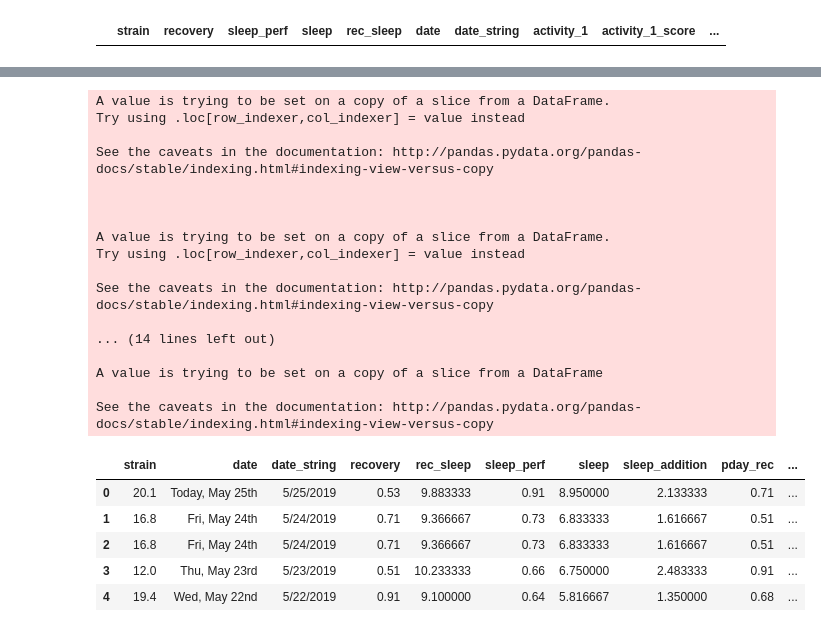
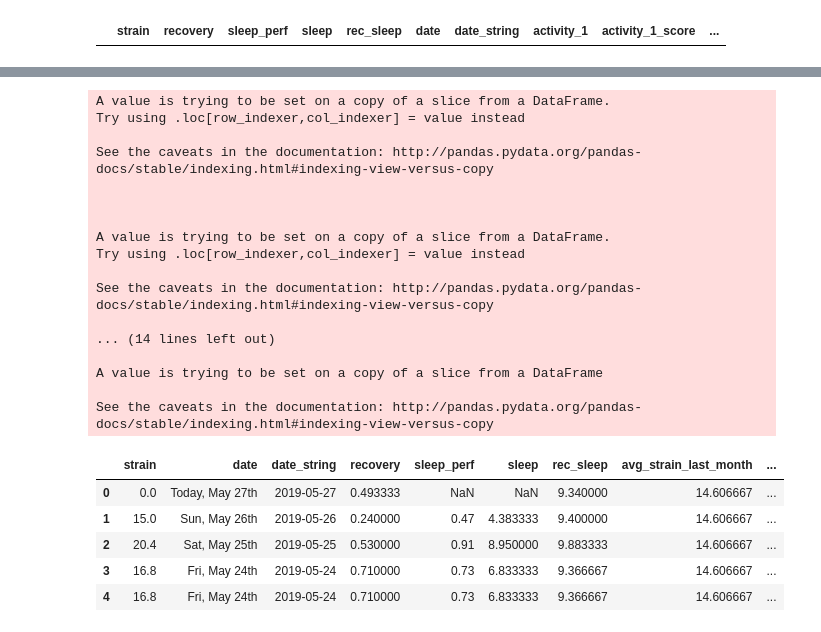
Before and after one commit to irickman/WHOOP-Strava-data, a Jupyter notebook: Data Exploration.ipynb, the cells around one changed output, grey strips where cells are left out. Cells and saved outputs as stored; diff of their text form; code cells hidden in the pictures.

Commit message:
fixing the time since last activity variable and adding the progress on creating new aggregated variables

```diff
--- a/Data Exploration.ipynb
+++ b/Data Exploration.ipynb
@@ -210,8 +256,16 @@ whoop[whoop.fixed_recovery.isnull()]
 # %% [output]
 |  | strain | recovery | sleep_perf | sleep | rec_sleep | date | date_string | activity_1 | activity_1_score | ... |
 # %%
-whoop['fixed_sleep']=whoop.sleep.astype(str).apply(time_to_dec)
-whoop['fixed_rec_sleep']=whoop.rec_sleep.astype(str).apply(lambda x: time_to_dec(x) if x!=0 else x)
+whoop['fixed_sleep_1']=whoop.sleep.astype(str).apply(time_to_dec)
+whoop['fixed_rec_sleep_1']=whoop.rec_sleep.astype(str).apply(lambda x: time_to_dec(x) if x!=0 else x)
 whoop['fixed_sleep_perf']=whoop['sleep_perf'].astype(str).apply(lambda x: np.nan if '-' in x or "na" in x else float(x[:len(x)-1])/100)
-whoop['fixed_sleep2']=whoop.apply(lambda x: x.fixed_sleep if ~np.isnan(x.fixed_sleep) else (6.77 if 'Tue' in x['date'] else (6.45 if 'Wed' in x['date'] else .717*x.fixed_rec_sleep)),axis=1)
-whoop[whoop['fixed_sleep2'].isnull()]
+whoop['fixed_sleep']=whoop.apply(lambda x: x.fixed_sleep_1 if ~np.isnan(x.fixed_sleep_1) else (6.77 if 'Tue' in x['date'] else (6.45 if 'Wed' in x['date'] else .717*x.fixed_rec_sleep_1)),axis=1)
+whoop[whoop['fixed_sleep'].isnull()]
+whoop['fixed_rec_sleep']=whoop.apply(lambda x: x.fixed_rec_sleep_1
+                                           if ~np.isnan(x.fixed_rec_sleep_1) and x.fixed_rec_sleep_1!=0 else
+                                           (9.05 if 'Tue' in x['date'] else
+                                           (9.28 if 'Wed' in x['date'] else 9.34)),axis=1)
+## fixing the sleep performance after imputing the nulls for rec sleep and actual sleep, to allow the pieces on tuesday/wed sleep
+whoop.fixed_sleep_perf=whoop.apply(lambda x:
+                           x.fixed_sleep_perf if ~np.isnan(x.fixed_sleep_perf) else
+                           1.0*x.fixed_sleep/x.fixed_rec_sleep,axis=1)
@@ -220,12 +319,17 @@ whoop[whoop['fixed_sleep2'].isnull()]
 # %%
-all_whoop=whoop.drop(['rec','recovery','sleep','sleep_perf','fixed_sleep','missing_rec_p3','rec_sleep'],axis=1)
+all_whoop=whoop_agg_vars.drop(['rec','recovery','sleep','sleep_perf','fixed_sleep_1',
+                      'missing_rec_p3','rec_sleep','fixed_rec_sleep_1','week','month'],axis=1)
 all_whoop.head()
-rnm={x:x.replace("fixed_",'') if x!='fixed_sleep2' else 'sleep' for x in all_whoop.columns if 'fixed' in x}
+rnm={x:x.replace("fixed_",'') for x in all_whoop.columns if 'fixed' in x}
 
 all_whoop.rename(columns=rnm,inplace=True)
 # %%
+
 all_whoop['rec_color']=all_whoop.recovery.apply(lambda x: 'red' if x<.34 else ('yellow' if x<.67 else ('none' if np.isnan(x) else 'green') ))
-all_whoop.strain=all_whoop.strain.apply(lambda x: float(x) if x!="---" else 0)
+if whoop.strain.dtype=='O':
+    all_whoop.strain=all_whoop.strain.apply(lambda x: float(x) if x!="---" else 0)
+if all_whoop.date_string.dtype!='<M8[ns]':
+    all_whoop.date_string=pd.to_datetime(all_whoop.date_string)
 all_whoop['sleep_addition']=all_whoop.rec_sleep-7.75
 all_whoop['pday_rec']=all_whoop['recovery'].shift(-1)
 all_whoop['pday_rec_col']=all_whoop['rec_color'].shift(-1)
@@ -237,8 +341,8 @@ all_whoop['pday_acts']=all_whoop['activity_total'].shift(-1)
 all_whoop['pday_strain']=all_whoop['strain'].shift(-1)
 all_whoop['pday_sleep']=all_whoop.sleep.shift(-1)
 all_whoop['pday_sleep_perf']=all_whoop.sleep_perf.shift(-1)
-all_whoop['rolling_prev_2']=all_whoop.pday_sleep.rolling(2).mean()
-all_whoop['prev_strain_rec_gap']=all_whoop.pday_strain/all_whoop.pday_strain.max()-all_whoop.pday_rec
+all_whoop['rolling_prev_2']=all_whoop.sort_values('date_string').pday_sleep.rolling(2).mean()
+all_whoop['prev_strain_rec_gap']=all_whoop.pday_strain/21.0-all_whoop.pday_rec
 
 act_1=all_whoop[['date','activity_1','activity_1_score']]
 act_1.columns=['date','activity','score']
@@ -250,36 +354,36 @@ act_2['order']=2
 act_2.dropna(inplace=True)
 
 act_3=all_whoop[['date','activity_3','activity_3_score']]
 act_3.columns=['date','activity','score']
 act_3['order']=3
 act_3.dropna(inplace=True)
 
 full_whoop=pd.concat([act_1,act_2,act_3])
 full_desc=all_whoop.drop(['activity_1','activity_2','activity_3','activity_1_score','activity_2_score','activity_3_score'],
                    axis=1)
 whoop_df=full_desc.merge(full_whoop, how ='left',left_on='date',right_on='date')
 whoop_df.head()
 # %% [output]
 A value is trying to be set on a copy of a slice from a DataFrame.
 Try using .loc[row_indexer,col_indexer] = value instead
 
 See the caveats in the documentation: http://pandas.pydata.org/pandas-docs/stable/indexing.html#indexing-view-versus-copy
 
 
 
 A value is trying to be set on a copy of a slice from a DataFrame.
 Try using .loc[row_indexer,col_indexer] = value instead
 
 See the caveats in the documentation: http://pandas.pydata.org/pandas-docs/stable/indexing.html#indexing-view-versus-copy
 
 ... (14 lines left out)
 
 A value is trying to be set on a copy of a slice from a DataFrame
 
 See the caveats in the documentation: http://pandas.pydata.org/pandas-docs/stable/indexing.html#indexing-view-versus-copy
-|  | strain | date | date_string | recovery | rec_sleep | sleep_perf | sleep | sleep_addition | pday_rec | ... |
-| 0 | 20.1 | Today, May 25th | 5/25/2019 | 0.53 | 9.883333 | 0.91 | 8.950000 | 2.133333 | 0.71 | ... |
-| 1 | 16.8 | Fri, May 24th | 5/24/2019 | 0.71 | 9.366667 | 0.73 | 6.833333 | 1.616667 | 0.51 | ... |
-| 2 | 16.8 | Fri, May 24th | 5/24/2019 | 0.71 | 9.366667 | 0.73 | 6.833333 | 1.616667 | 0.51 | ... |
-| 3 | 12.0 | Thu, May 23rd | 5/23/2019 | 0.51 | 10.233333 | 0.66 | 6.750000 | 2.483333 | 0.91 | ... |
-| 4 | 19.4 | Wed, May 22nd | 5/22/2019 | 0.91 | 9.100000 | 0.64 | 5.816667 | 1.350000 | 0.68 | ... |
+|  | strain | date | date_string | recovery | sleep_perf | sleep | rec_sleep | avg_strain_last_month | ... |
+| 0 | 0.0 | Today, May 27th | 2019-05-27 | 0.493333 | NaN | NaN | 9.340000 | 14.606667 | ... |
+| 1 | 15.0 | Sun, May 26th | 2019-05-26 | 0.240000 | 0.47 | 4.383333 | 9.400000 | 14.606667 | ... |
+| 2 | 20.4 | Sat, May 25th | 2019-05-25 | 0.530000 | 0.91 | 8.950000 | 9.883333 | 14.606667 | ... |
+| 3 | 16.8 | Fri, May 24th | 2019-05-24 | 0.710000 | 0.73 | 6.833333 | 9.366667 | 14.606667 | ... |
+| 4 | 16.8 | Fri, May 24th | 2019-05-24 | 0.710000 | 0.73 | 6.833333 | 9.366667 | 14.606667 | ... |
```
Also changed, not shown: parts of 43 cells of this notebook, 2 other files.
